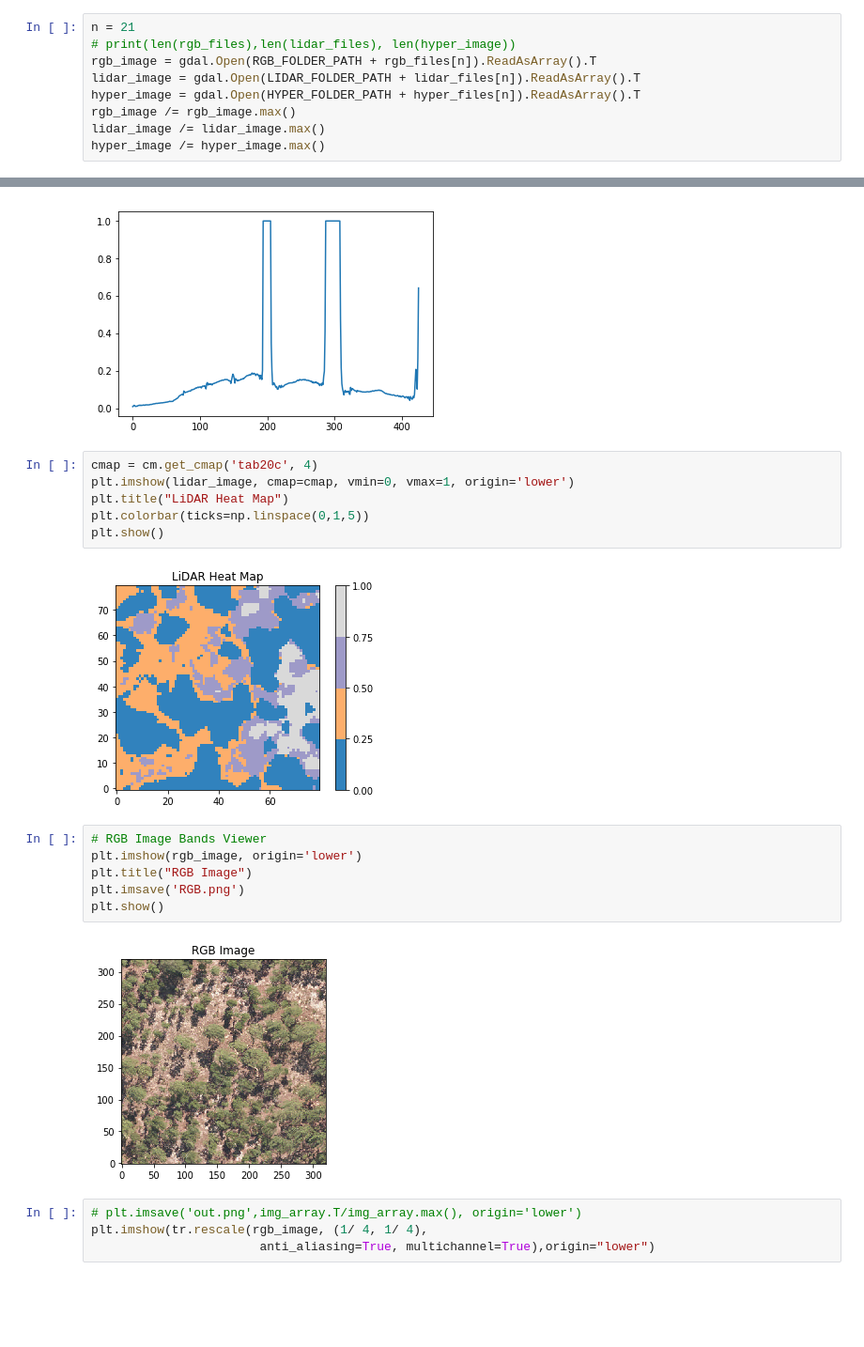
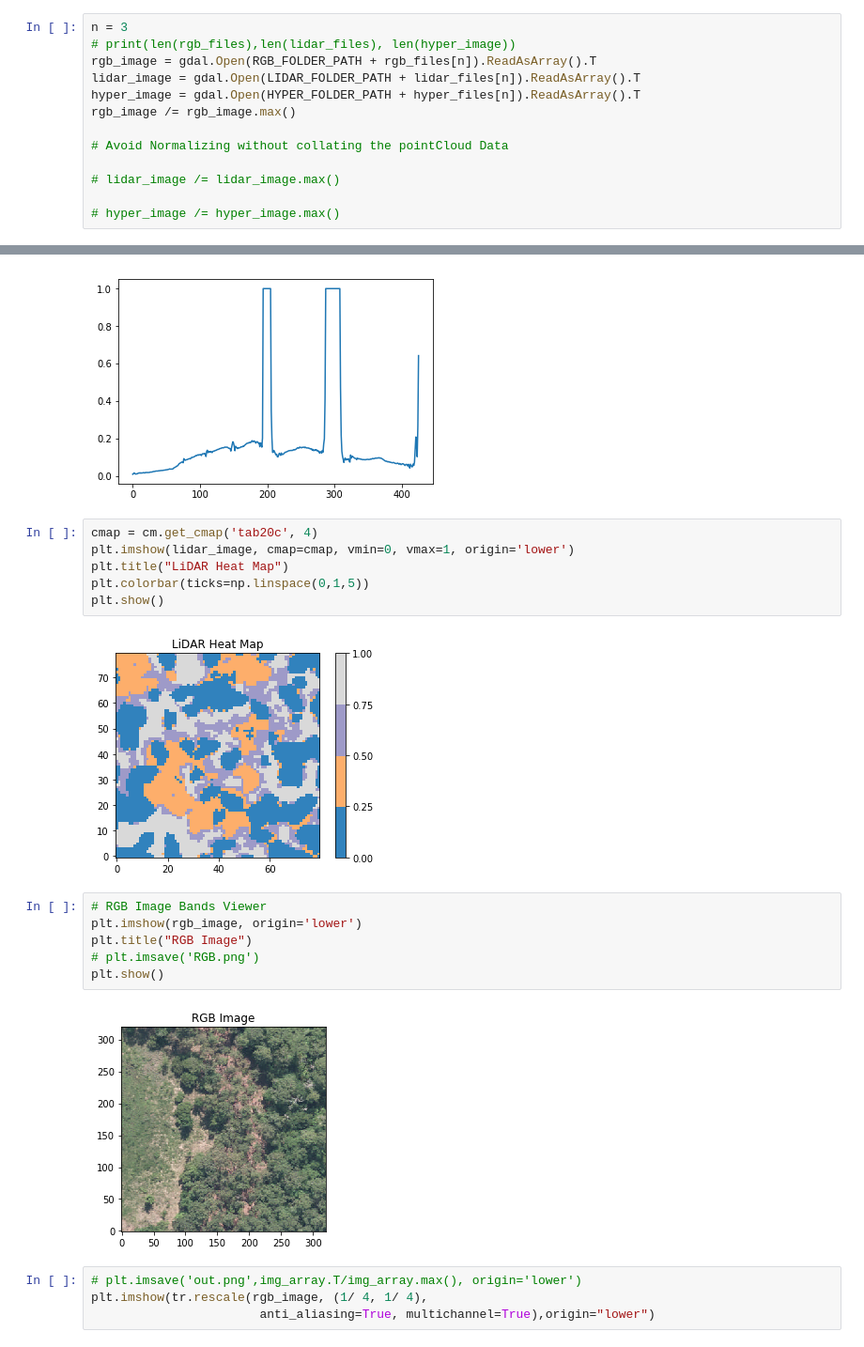
Before and after one commit to rachit-ranjan16/CrownSeg, a Jupyter notebook: Exploring GeoTIFF.ipynb, the cells around one changed output, grey strips where cells are left out. Shown at 94% size. Drawn from its saved outputs; the diff is of its cells as text; blank space fills up the shorter version.

```diff
--- a/Exploring GeoTIFF.ipynb
+++ b/Exploring GeoTIFF.ipynb
@@ -33,14 +35,18 @@ rgb_files=37
 lidar_files=43
 hyper_files=43
 # %%
-n = 21
+n = 3
 # print(len(rgb_files),len(lidar_files), len(hyper_image))
 rgb_image = gdal.Open(RGB_FOLDER_PATH + rgb_files[n]).ReadAsArray().T
 lidar_image = gdal.Open(LIDAR_FOLDER_PATH + lidar_files[n]).ReadAsArray().T
 hyper_image = gdal.Open(HYPER_FOLDER_PATH + hyper_files[n]).ReadAsArray().T
 rgb_image /= rgb_image.max()
-lidar_image /= lidar_image.max()
-hyper_image /= hyper_image.max()
+
+# Avoid Normalizing without collating the pointCloud Data
+
+# lidar_image /= lidar_image.max()
+
+# hyper_image /= hyper_image.max()
 # %%
 lidar_image[48:52,38:42]
 cmap = cm.get_cmap('tab20c', 50)
@@ -85,15 +91,15 @@ plt.title("LiDAR Heat Map")
 plt.colorbar(ticks=np.linspace(0,1,5))
 plt.show()
 # %% [output]
-[figure, old version]
+[figure, new version]
 # %%
 # RGB Image Bands Viewer
 plt.imshow(rgb_image, origin='lower')
 plt.title("RGB Image")
-plt.imsave('RGB.png')
+# plt.imsave('RGB.png')
 plt.show()
 # %% [output]
-[figure, old version]
+[figure, new version]
 # %%
 # plt.imsave('out.png',img_array.T/img_array.max(), origin='lower')
 plt.imshow(tr.rescale(rgb_image, (1/ 4, 1/ 4),
```
Also changed, not shown: parts of 14 cells of this notebook, 2 other files.
